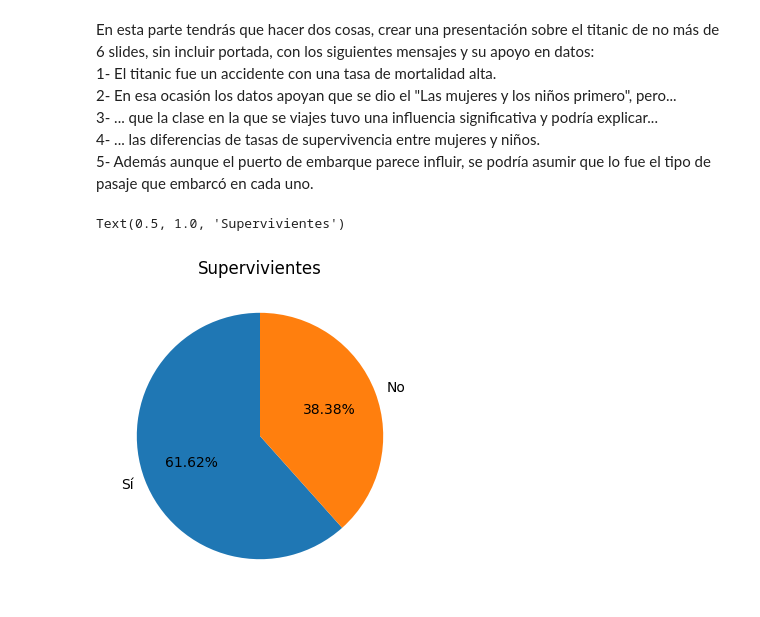
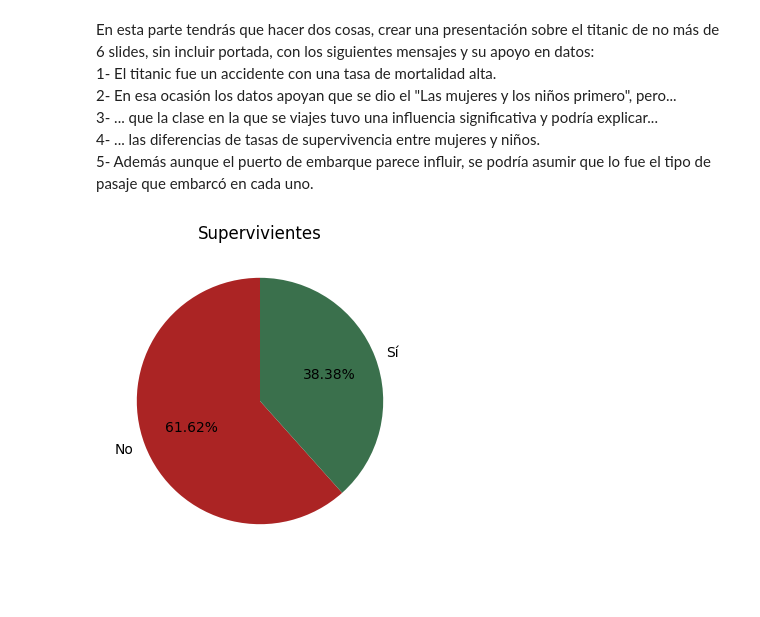
Before and after one commit to willwalker7/DS-Online-willwalker7, a Jupyter notebook: 03_Data_Analysis/Sprint_08/Unidad_02_Visualizacion_Avanzada_Seaborn/03_Practica_Obligatoria/ejercicio2_notebook.ipynb, the cells around one changed output. Cells and saved outputs as stored; diff of their text form; code cells hidden in the pictures.

```diff
--- a/03_Data_Analysis/Sprint_08/Unidad_02_Visualizacion_Avanzada_Seaborn/03_Practica_Obligatoria/ejercicio2_notebook.ipynb
+++ b/03_Data_Analysis/Sprint_08/Unidad_02_Visualizacion_Avanzada_Seaborn/03_Practica_Obligatoria/ejercicio2_notebook.ipynb
@@ -13,15 +13,18 @@ import seaborn as sns
 # %%
 df = pd.read_csv("./data/titanic.csv")
 # %%
+# 1. Tasa de mortalidad alta:
+
 data = df["alive"].value_counts()
 
 fig,ax = plt.subplots(1,1,figsize = (4,4))
 
 ax.pie(data,
        labels = ["No", "Sí"],
        autopct = '%.2f%%',
-       startangle = 90);
+       startangle = 90,
+       colors=["#AB2424", "#3A704C"])
+
 ax.set_title("Supervivientes");
 # %% [output]
-Text(0.5, 1.0, 'Supervivientes')
-[figure, old version]
+[figure, new version]
```
Also changed, not shown: parts of 8 cells of this notebook, 1 other file.
